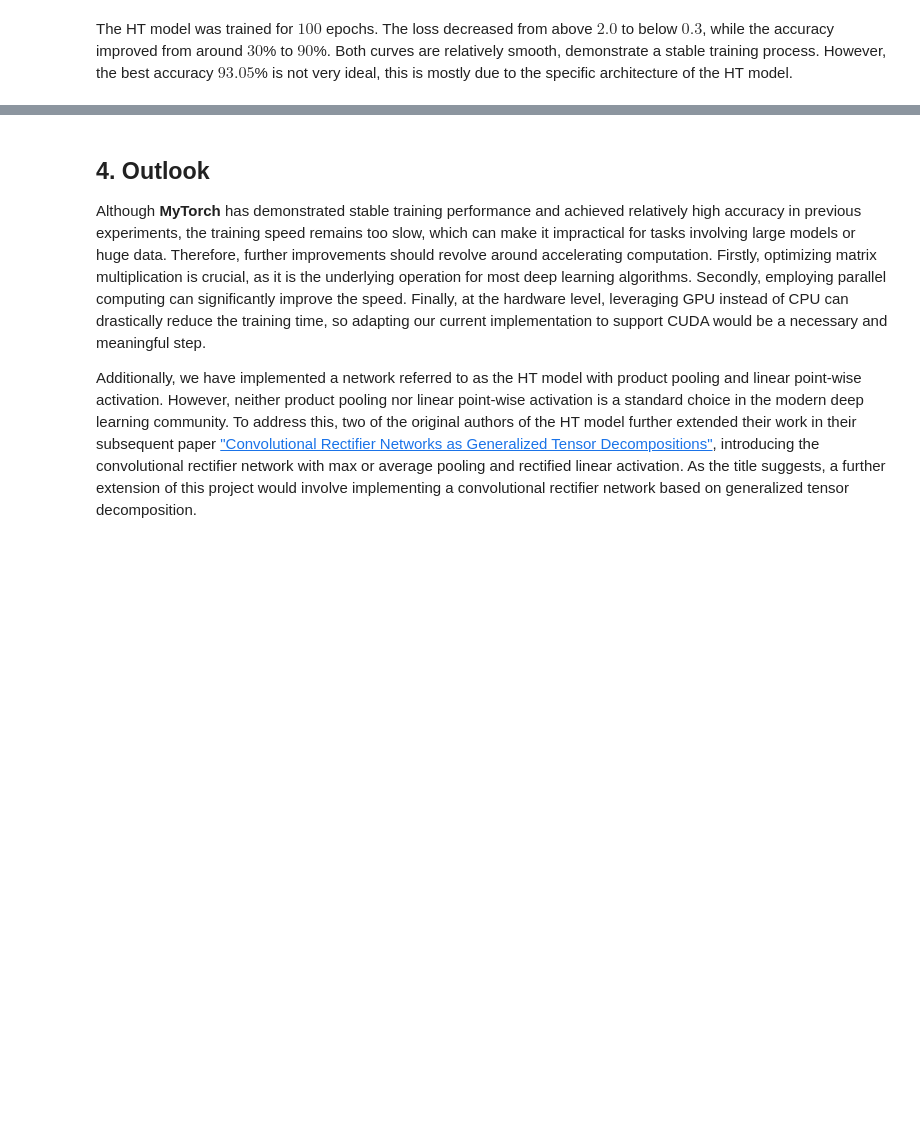
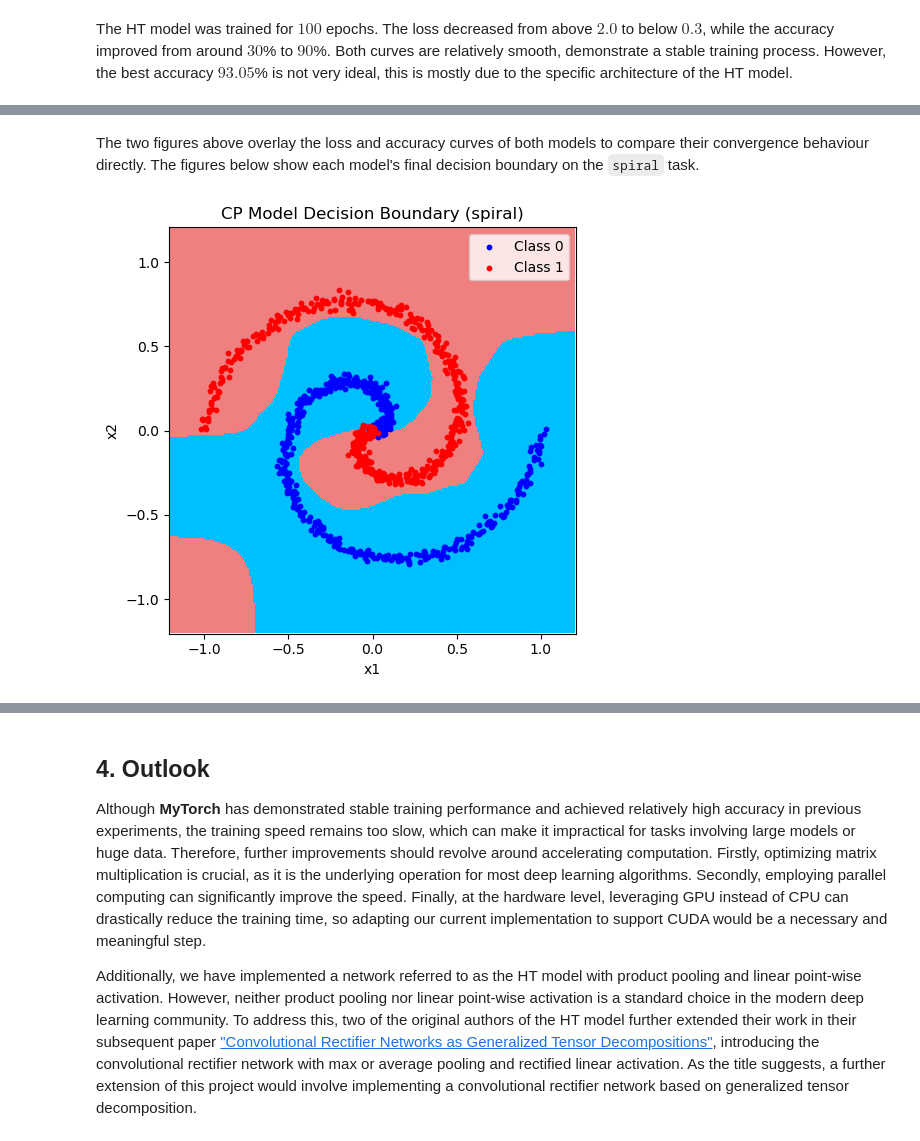
Before and after one commit to Yangshan-Xiang/MyTorch, a Jupyter notebook: report.ipynb, the cells around one changed output, grey strips where cells are left out. Saved outputs shown, nothing was run; the diff lists cells and outputs as text; code cells hidden in the pictures; blank space fills up the shorter version.

```diff
--- a/report.ipynb
+++ b/report.ipynb
@@ -813,0 +875,7 @@ The HT model was trained for $100$ epochs. The loss decreased from above $2.0$ t
+# %% [markdown]
+The two figures above overlay the loss and accuracy curves of both models to compare their convergence behaviour directly. The figures below show each model's final decision boundary on the `spiral` task.
+# %%
+device = torch.device('cuda' if torch.cuda.is_available() else 'cpu')
+plot_boundary(model_cp, xs_list, ys_list, device, 'CP Model Decision Boundary (spiral)')
+# %% [output]
+[figure, added]
```
Also changed, not shown: parts of 9 cells of this notebook, 2 other files.
